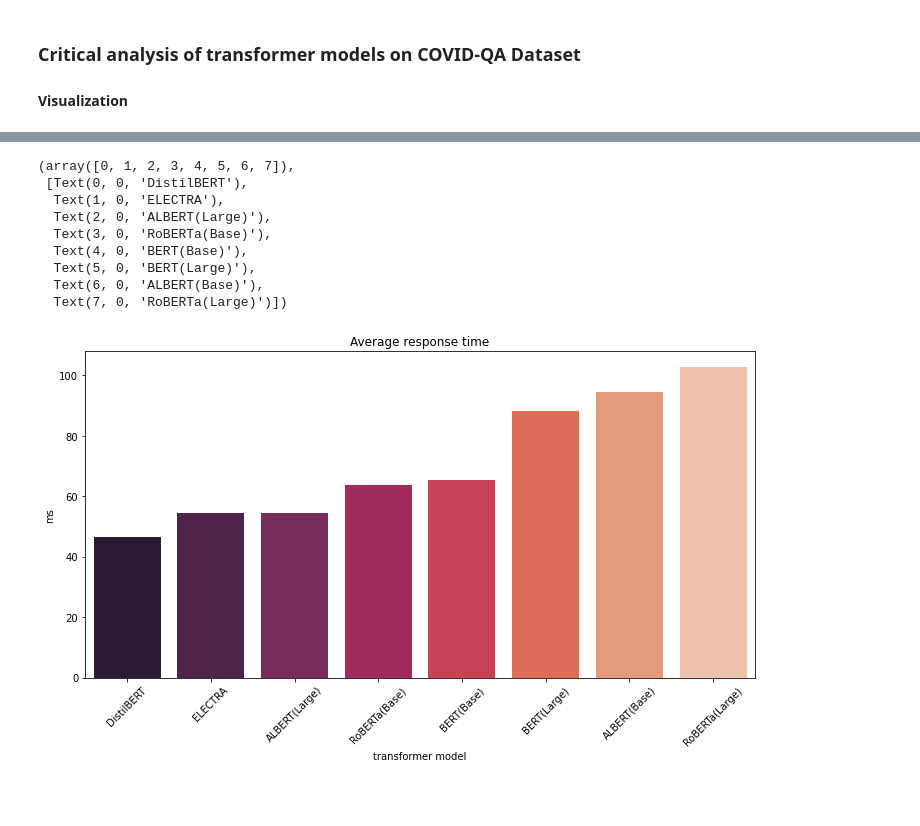
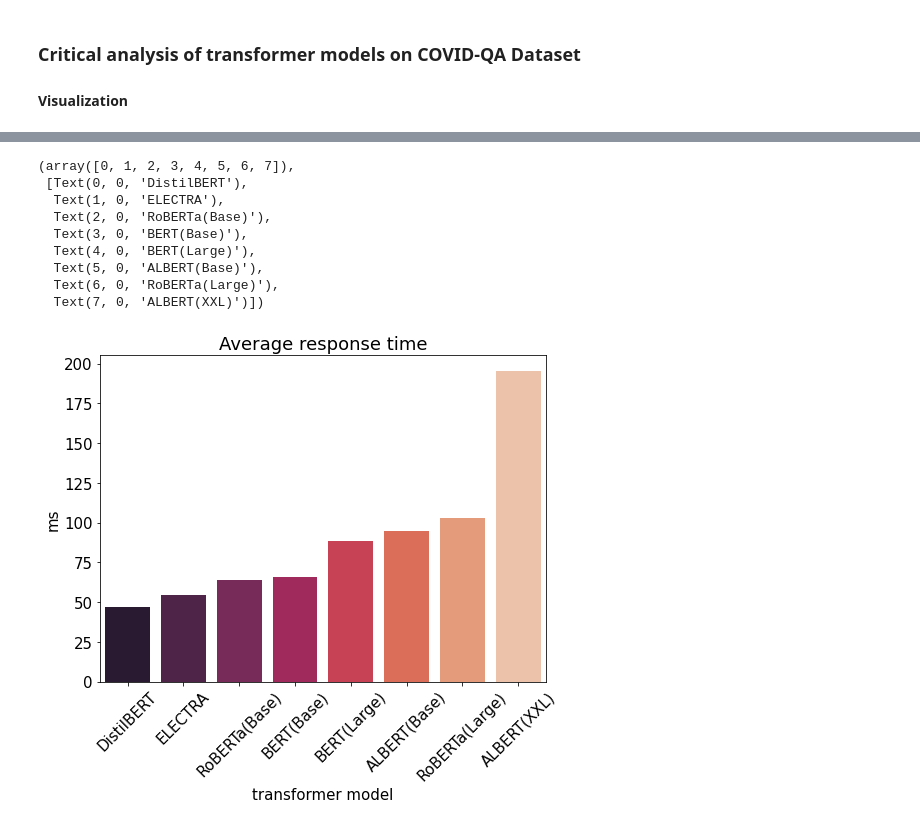
Before and after one commit to yashskhandelwal/Covid_QA_Analysis, a Jupyter notebook: Vizualization.ipynb, the cells around one changed output, grey strips where cells are left out. Cells and saved outputs as stored; diff of their text form; code cells hidden in the pictures; blank space fills up the shorter version.

```diff
--- a/Vizualization.ipynb
+++ b/Vizualization.ipynb
@@ -12,2 +22,4 @@ df
+# %%
+plt.rcParams.update({'font.size': 15,})
 # %%
 df.sort_values(by='fine_tuning_time', inplace=True)
@@ -50,22 +62,22 @@ plt.xticks(rotation=45)
 # %%
 df.sort_values(by='average_response_time', inplace=True)
-fig = plt.figure(figsize=(12,6))
+fig = plt.figure(figsize=(8,6))
 fig = sns.barplot(data=df, x='model_type', y='average_response_time', palette="rocket")
 fig.set_xlabel('transformer model')
 fig.set_ylabel('ms')
 fig.set_title('Average response time')
 plt.xticks(rotation=45)
 # %% [output]
 (array([0, 1, 2, 3, 4, 5, 6, 7]),
  [Text(0, 0, 'DistilBERT'),
   Text(1, 0, 'ELECTRA'),
-  Text(2, 0, 'ALBERT(Large)'),
-  Text(3, 0, 'RoBERTa(Base)'),
-  Text(4, 0, 'BERT(Base)'),
-  Text(5, 0, 'BERT(Large)'),
-  Text(6, 0, 'ALBERT(Base)'),
-  Text(7, 0, 'RoBERTa(Large)')])
+  Text(2, 0, 'RoBERTa(Base)'),
+  Text(3, 0, 'BERT(Base)'),
+  Text(4, 0, 'BERT(Large)'),
+  Text(5, 0, 'ALBERT(Base)'),
+  Text(6, 0, 'RoBERTa(Large)'),
+  Text(7, 0, 'ALBERT(XXL)')])
-[figure, old version]
+[figure, new version]
 # %%
 df.sort_values(by='train_valid_f1', inplace=True)
 tidy_train = df[['model_type', 'train_valid_em', 'train_valid_f1']].melt(id_vars='model_type').rename(columns=str.title)
```
Also changed, not shown: parts of 5 cells of this notebook, 3 other files.
